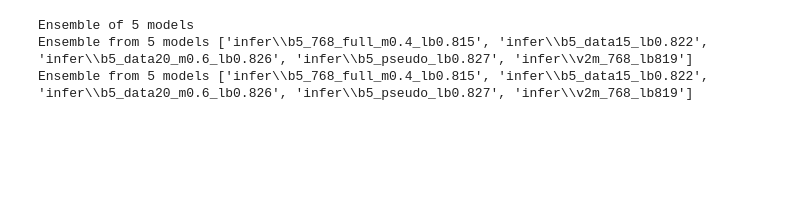
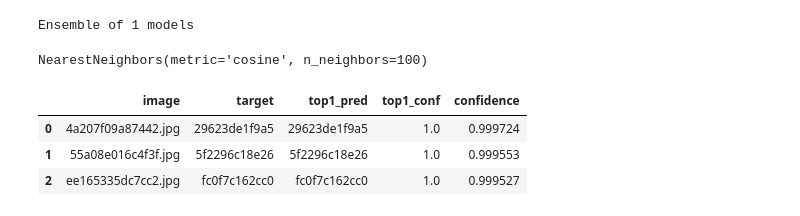
Before and after one commit to ptran1203/whale, a Jupyter notebook: submission.ipynb, the cells around one changed output. Saved outputs shown, nothing was run; the diff lists cells and outputs as text; code cells hidden in the pictures; blank space fills up the shorter version.

```diff
--- a/submission.ipynb
+++ b/submission.ipynb
@@ -16,7 +16,7 @@ def l2norm(embs):
 infer_dirs = glob('infer/*')[:]
 # infer_dirs = infer_dirs[1:]
 infer_dirs = [x for x in infer_dirs if 'bk' not in x]
-infer_dirs = [x for x in infer_dirs if 'pseudo' in x]
+infer_dirs = [x for x in infer_dirs if 'b5_pseudo_lb0.827' in  x]
 weights = [1.0] * len(infer_dirs)
 # weights = [1.0, 0.5, 0.5]
 
@@ -85,7 +85,5 @@ try:
 except:
     pass
 # %% [output]
-Ensemble of 5 models
-Ensemble from 5 models ['infer\\b5_768_full_m0.4_lb0.815', 'infer\\b5_data15_lb0.822', 'infer\\b5_data20_m0.6_lb0.826', 'infer\\b5_pseudo_lb0.827', 'infer\\v2m_768_lb819']
-Ensemble from 5 models ['infer\\b5_768_full_m0.4_lb0.815', 'infer\\b5_data15_lb0.822', 'infer\\b5_data20_m0.6_lb0.826', 'infer\\b5_pseudo_lb0.827', 'infer\\v2m_768_lb819']
+Ensemble of 1 models
 # %%
@@ -181,31 +184,44 @@ knn = NearestNeighbors(n_neighbors=n_neighbors,metric='cosine')
 # diff fold
 db_embs = get_emb(infer_dirs, ['train', 'val'], weights)
 test_embs = get_emb(infer_dirs, 'test', weights)
+test_pred = pickle_load(infer_dirs[0] + '/test_pred.pkl')
 
 # db_embs = {**train_embs, **val_embs}
 
 train_k, train_v = dict2list(db_embs)
 test_k, test_v = dict2list(test_embs)
 knn.fit(train_v)
+# %% [output]
+NearestNeighbors(metric='cosine', n_neighbors=100)
 # %%
 distances, idxs = knn.kneighbors(test_v, n_neighbors, return_distance=True)
 # %%
 from tqdm import tqdm
 
 test_df = []
 train_k = np.asarray(train_k)
 img2id = dict(zip(train_df.image, train_df.individual_id))
 
 for i in tqdm(range(len(test_k))):
     dist, idx = distances[i], idxs[i]
     for d, id in zip(dist, idx):
         img_id = train_k[id]
+        pred = test_pred[test_k[i]]
+        top1_idx = np.argmax(pred)
+        top1_conf = pred[top1_idx]
+        top1_pred = num2id[top1_idx]
         tar = img2id[img_id]
-        test_df.append([test_k[i], tar, d])
+        test_df.append([test_k[i], tar, d, top1_pred, top1_conf])
 
-test_df = pd.DataFrame(test_df, columns=['image', 'target', 'distances'])
+
+test_df = pd.DataFrame(test_df, columns=['image', 'target', 'distances', 'top1_pred', 'top1_conf'])
 test_df['confidence'] = 1-test_df['distances']
-test_df = test_df.groupby(['image','target']).confidence.max().reset_index()
+test_df = test_df.groupby(['image','target', 'top1_pred', 'top1_conf']).confidence.max().reset_index()
 test_df = test_df.sort_values('confidence',ascending=False).reset_index(drop=True)
 test_df.to_csv('test_neighbors.csv')
-test_df.image.value_counts().value_counts()
+test_df.head(3)
+# %% [output]
+|  | image | target | top1_pred | top1_conf | confidence |
+| 0 | 4a207f09a87442.jpg | 29623de1f9a5 | 29623de1f9a5 | 1.0 | 0.999724 |
+| 1 | 55a08e016c4f3f.jpg | 5f2296c18e26 | 5f2296c18e26 | 1.0 | 0.999553 |
+| 2 | ee165335dc7cc2.jpg | fc0f7c162cc0 | fc0f7c162cc0 | 1.0 | 0.999527 |
```
Also changed, not shown: parts of 7 cells of this notebook, 1 other file.
